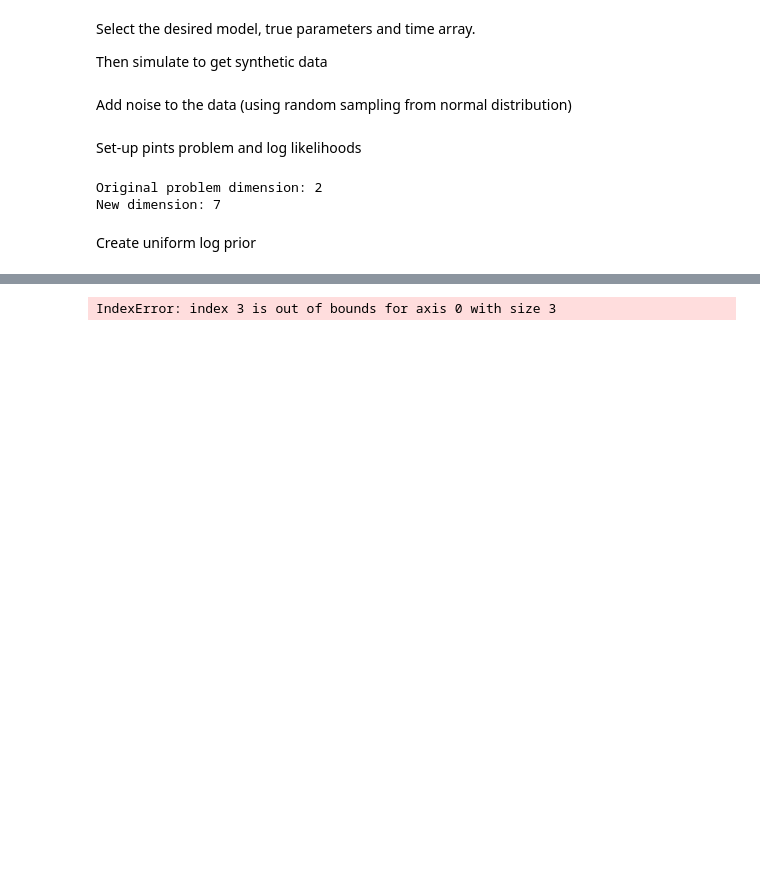
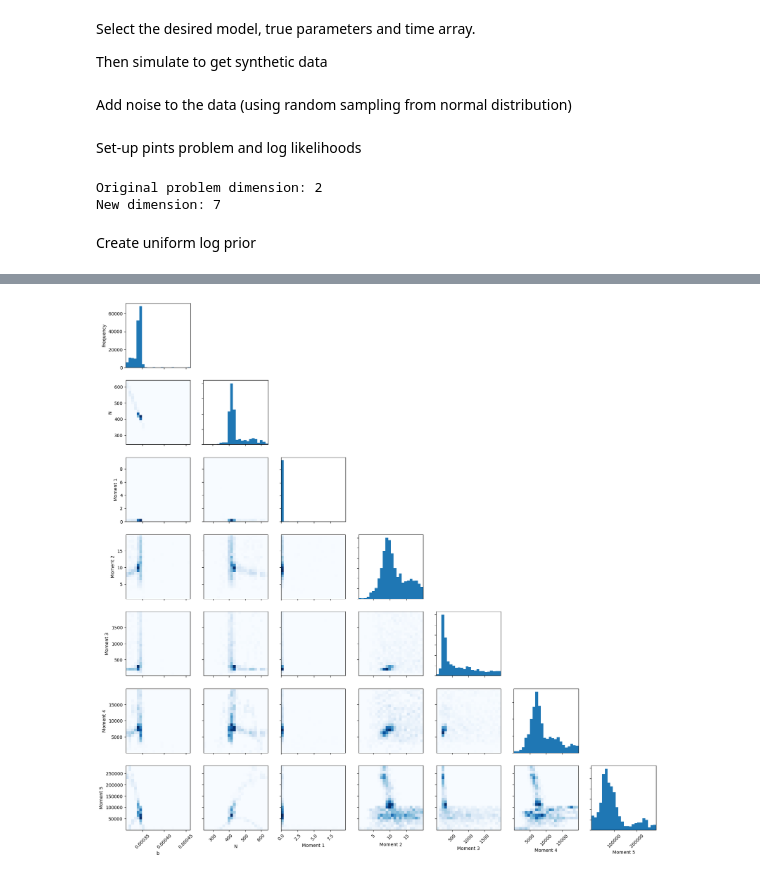
Before and after one commit to njs59/clusters, a Jupyter notebook: homogeneous/pints_inference_moments_jit_data.ipynb, the cells around one changed output, grey strips where cells are left out. Drawn from its saved outputs; the diff is of its cells as text; code cells hidden in the pictures; blank space fills up the shorter version.

```diff
--- a/homogeneous/pints_inference_moments_jit_data.ipynb
+++ b/homogeneous/pints_inference_moments_jit_data.ipynb
@@ -166,12 +173,15 @@ plt.show()
+# %%
+
+for I in range(3-1):
+    AllChains_add = chains[I+1,:-int(2*ITERS/4),:]
+    AllChains = np.concatenate((AllChains,AllChains_add), axis=0)
 # %%
 
-# ITERS = 100
-AllChains = chains[0,:-int(3*ITERS/4),:]
-for I in range(6-1):
-    AllChains = np.concatenate((AllChains,chains[I+1,:-int(3*ITERS/4),:]))
+parameter_names = ["b","N", "Moment 1", "Moment 2", "Moment 3", "Moment 4", "Moment 5"]
+#pints.plot.pairwise(chains, kde=True, parameter_names=parameter_names)
 
-parameter_names = ["b","N", "Moment 1", "Moment 2", "Moment 3", "Moment 4", "Moment 5"]
-pints.plot.pairwise(chains, kde=True, parameter_names=parameter_names)
+pints.plot.pairwise(AllChains, heatmap=True,
+                    parameter_names=["b","N", "Moment 1", "Moment 2", "Moment 3", "Moment 4", "Moment 5"])
 plt.show()
 # %% [output]
-IndexError: index 3 is out of bounds for axis 0 with size 3
+[figure, added]
```
Also changed, not shown: parts of 3 cells of this notebook, 7 other files.
